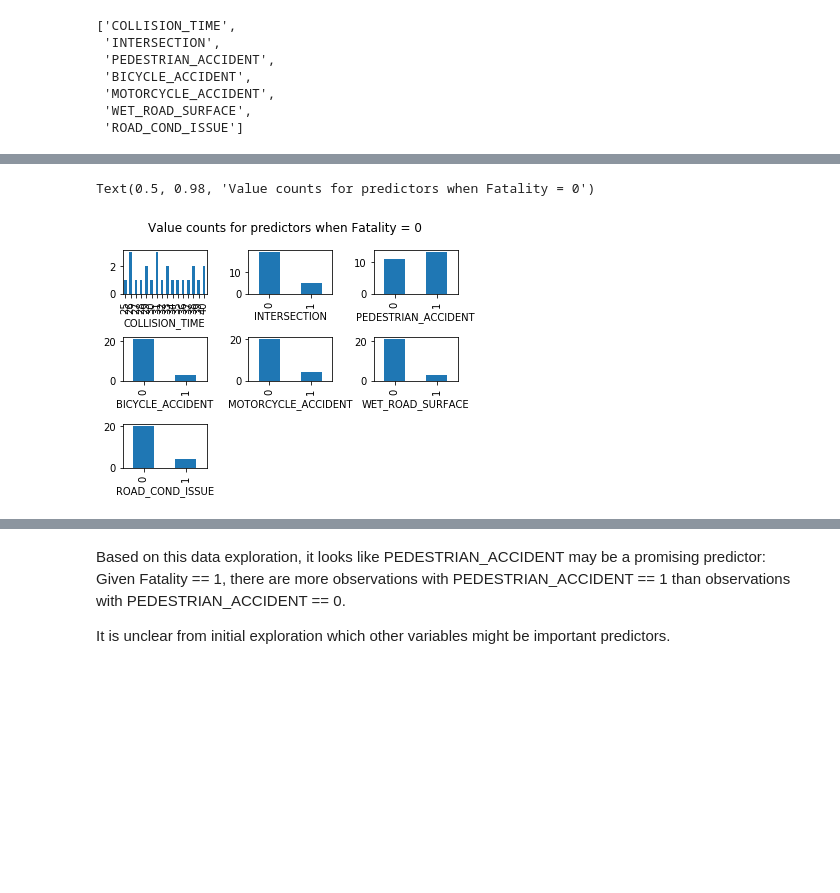
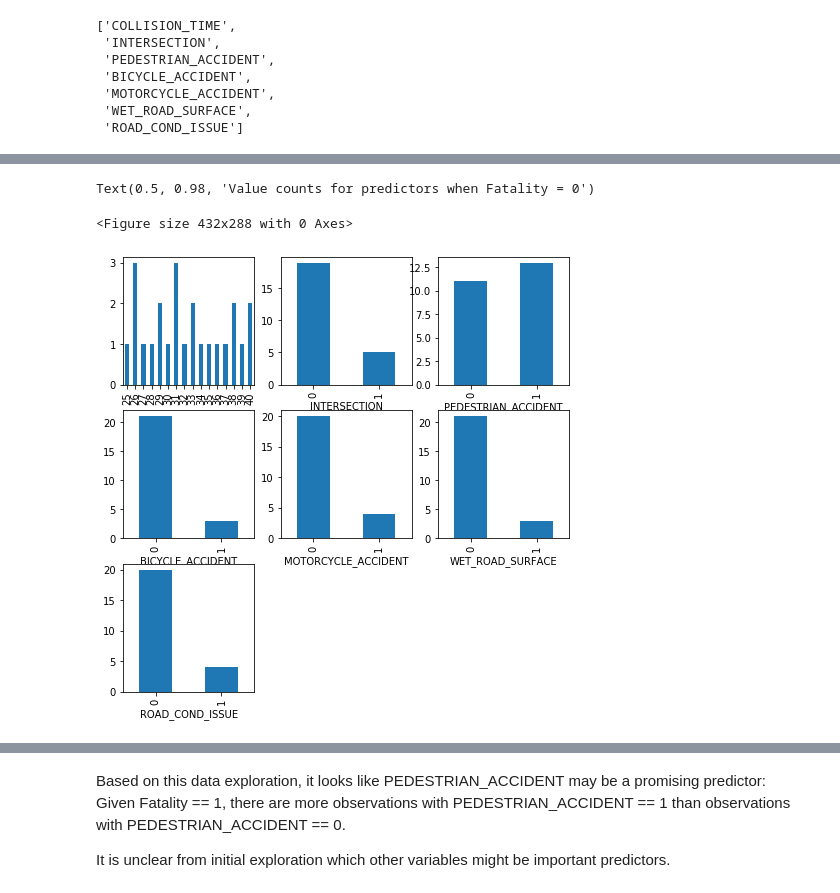
Before and after one commit to bingwang32/LinReg_Final_Proj, a Jupyter notebook: LinReg_FinalProj_Code.ipynb, the cells around one changed output, grey strips where cells are left out. Drawn from its saved outputs; the diff is of its cells as text; code cells hidden in the pictures; blank space fills up the shorter version.

```diff
--- a/LinReg_FinalProj_Code.ipynb
+++ b/LinReg_FinalProj_Code.ipynb
@@ -162,19 +151,19 @@ Text(0.5, 0.98, 'Value counts for predictors when Fatality = 1')
 # %%
 fig = plt.figure()
+plt.figure(figsize=(8,8))
 fig.subplots_adjust(hspace=1, wspace=0.5)
 for i, col in enumerate(pred_col, start = 1):
     plt.subplot(3, 3, i)
     cfp = c[["Fatality", col, "CASE_ID"]].groupby(["Fatality", col]).count().reset_index()
     cfp.loc[cfp.Fatality == 1]["CASE_ID"].plot(kind='bar')
     if col!="COLLISION_TIME":
         plt.xticks(np.arange(0,2), (0, 1))
     plt.xlabel(col)
 fig.suptitle("Value counts for predictors when Fatality = 0")
-
-# these are value counts for each predictor when Fatality = 0
 # %% [output]
 Text(0.5, 0.98, 'Value counts for predictors when Fatality = 0')
+<Figure size 432x288 with 0 Axes>
-[figure, old version]
+[figure, new version]
 # %%
 # print out value counts (values of the bar figures above)
 for i, col in enumerate(pred_col, start = 1):
```
Also changed, not shown: parts of 29 cells of this notebook.
